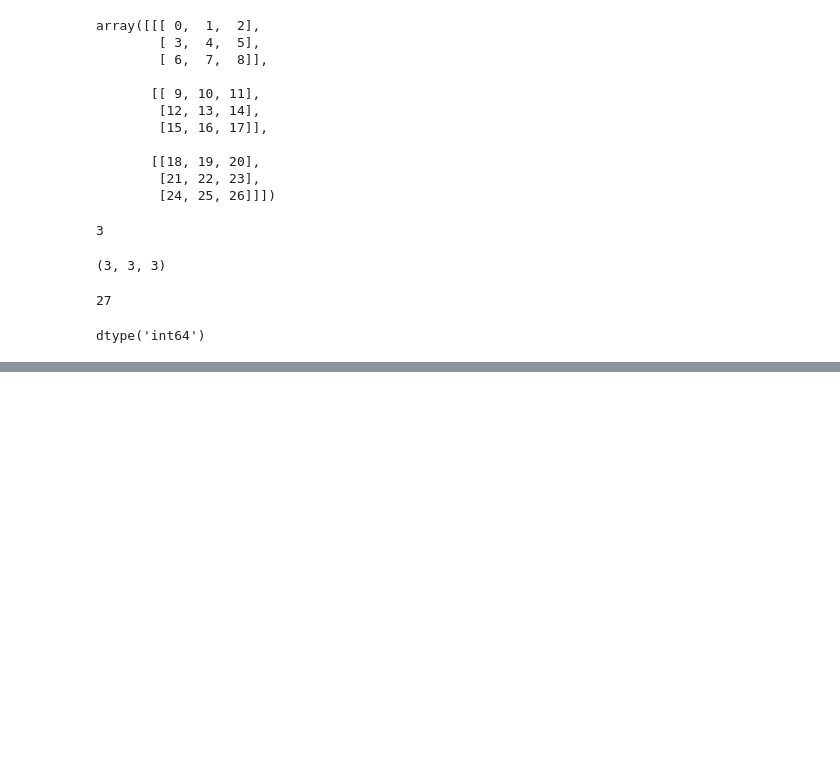
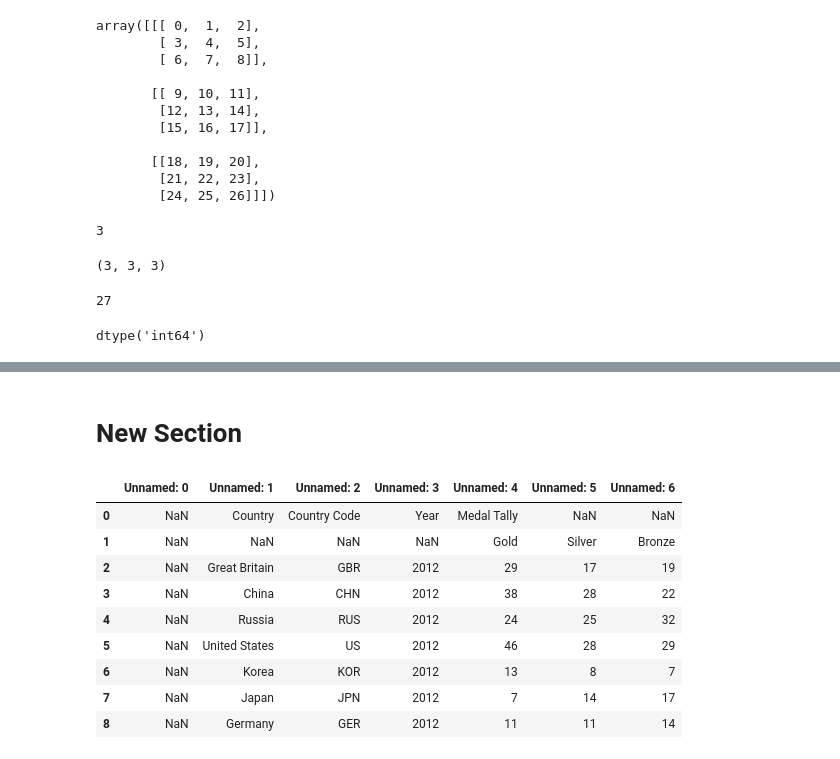
Before and after one commit to Menon-Vineet/Python-Basics-Simpli-, a Jupyter notebook: Practice.ipynb, the cells around one changed output, grey strips where cells are left out. Cells and saved outputs as stored; diff of their text form; code cells hidden in the pictures; blank space fills up the shorter version.

```diff
--- a/Practice.ipynb
+++ b/Practice.ipynb
@@ -121,0 +193,17 @@ dtype('int64')
+# %%
+file_path = "/content/Olympic 2012 Medal Tally.xlsx"
+# %% [markdown]
+# New Section
+# %%
+pd.read_excel(file_path)
+# %% [output]
+|  | Unnamed: 0 | Unnamed: 1 | Unnamed: 2 | Unnamed: 3 | Unnamed: 4 | Unnamed: 5 | Unnamed: 6 |
+| 0 | NaN | Country | Country Code | Year | Medal Tally | NaN | NaN |
+| 1 | NaN | NaN | NaN | NaN | Gold | Silver | Bronze |
+| 2 | NaN | Great Britain | GBR | 2012 | 29 | 17 | 19 |
+| 3 | NaN | China | CHN | 2012 | 38 | 28 | 22 |
+| 4 | NaN | Russia | RUS | 2012 | 24 | 25 | 32 |
+| 5 | NaN | United States | US | 2012 | 46 | 28 | 29 |
+| 6 | NaN | Korea | KOR | 2012 | 13 | 8 | 7 |
+| 7 | NaN | Japan | JPN | 2012 | 7 | 14 | 17 |
+| 8 | NaN | Germany | GER | 2012 | 11 | 11 | 14 |
```
Also changed, not shown: parts of 21 cells of this notebook.
